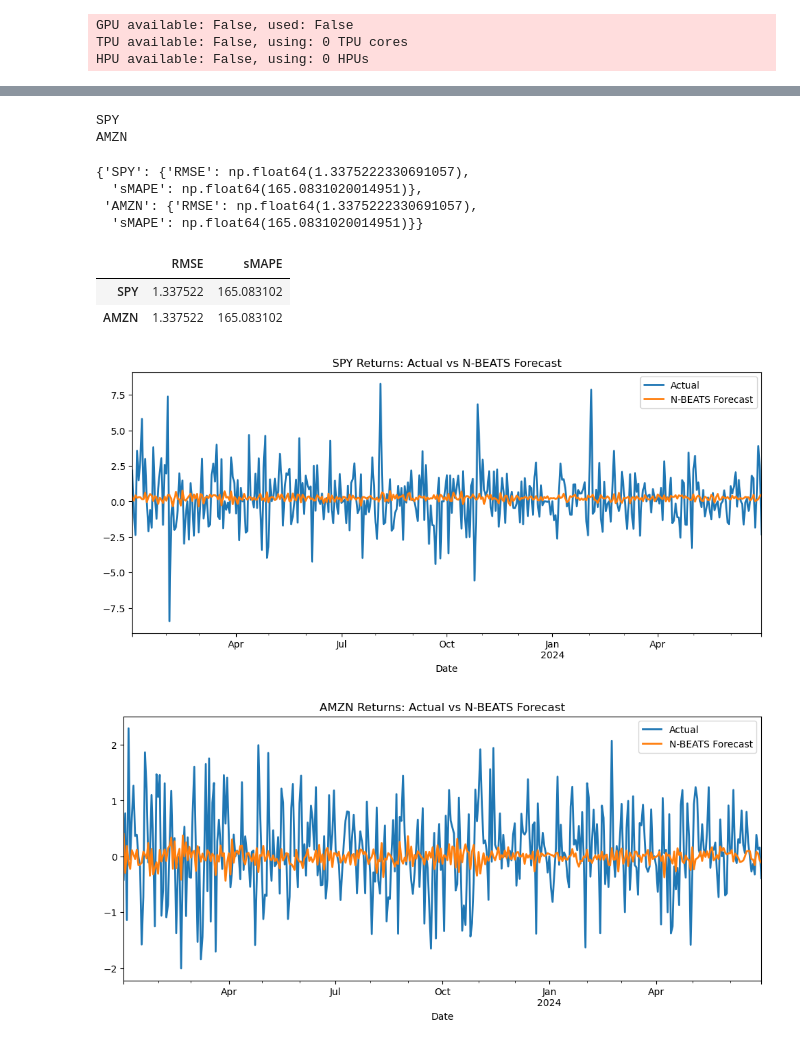
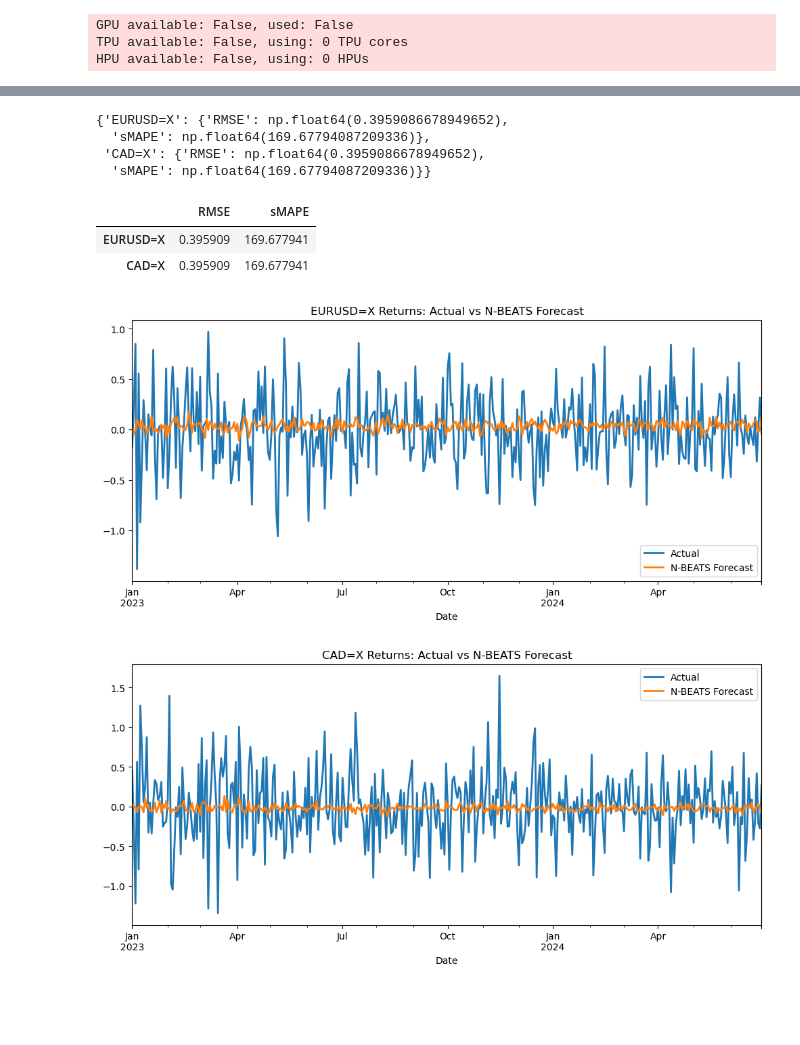
Before and after one commit to AnnastasiaStathakos/financial-time-series-forecasting, a Jupyter notebook: notebooks/03_nbeats_model.ipynb, the cells around one changed output, grey strips where cells are left out. Drawn from its saved outputs; the diff is of its cells as text; code cells hidden in the pictures; blank space fills up the shorter version.

Commit message:
Now using FOREX data: EURUSD and USDCAD

```diff
--- a/notebooks/03_nbeats_model.ipynb
+++ b/notebooks/03_nbeats_model.ipynb
@@ -97,7 +112,7 @@ test.reset_index(inplace=True)
 series_ts = TimeSeries.from_dataframe(
     returns,
     time_col='Date',
-    value_cols=['SPY', 'AMZN'],
+    value_cols=list(returns.columns)[1:],
     # fill_missing_dates=True,
     fillna_value=0.0,
     freq='B'
@@ -106,7 +121,7 @@ series_ts = TimeSeries.from_dataframe(
 train_ts = TimeSeries.from_dataframe(
     train,
     time_col='Date',
-    value_cols=['SPY', 'AMZN'],
+    value_cols=list(returns.columns)[1:],
     # fill_missing_dates=True,
     fillna_value=0.0,
     freq='B'
@@ -115,7 +130,7 @@ train_ts = TimeSeries.from_dataframe(
 val_ts = TimeSeries.from_dataframe(
     val,
     time_col='Date',
-    value_cols=['SPY', 'AMZN'],
+    value_cols=list(returns.columns)[1:],
     # fill_missing_dates=True,
     fillna_value=0.0,
     freq='B'
@@ -124,7 +139,7 @@ val_ts = TimeSeries.from_dataframe(
 test_ts = TimeSeries.from_dataframe(
     test,
     time_col='Date',
-    value_cols=['SPY', 'AMZN'],
+    value_cols=list(returns.columns)[1:],
     # fill_missing_dates=True,
     fillna_value=0.0,
     freq='B'
@@ -163,7 +205,7 @@ series_scaled = scaler.transform(series_ts)
 # %%
 # Define nbeats model
 seed = 42
-nbeats_name = "nbeats_spy"
+nbeats_name = "nbeats"
 
 model_nbeats = NBEATSModel(
     input_chunk_length=20,       # use last 20 observations
@@ -276,23 +318,18 @@ shape: (389, 2, 1), freq: B, size: 6.08 KB
 # %%
 # evaluate model
 scores = {}
-names = ['SPY', 'AMZN']
-for name in names:
+for col in list(returns.columns)[1:]:
     rootmeansquarederr = rmse(test_ts, pred_ts)
     sMAPE = smape(test_ts, pred_ts)
 
-    scores[name] = {'RMSE': rootmeansquarederr, 'sMAPE': sMAPE}
-    # print("RMSE:", rootmeansquarederr)
-    # print("SMAPE :", sMAPE)
+    scores[col] = {'RMSE': rootmeansquarederr, 'sMAPE': sMAPE}
 
 scores
 # %% [output]
-SPY
-AMZN
+{'EURUSD=X': {'RMSE': np.float64(0.3959086678949652),
+  'sMAPE': np.float64(169.67794087209336)},
+ 'CAD=X': {'RMSE': np.float64(0.3959086678949652),
+  'sMAPE': np.float64(169.67794087209336)}}
-{'SPY': {'RMSE': np.float64(1.3375222330691057),
-  'sMAPE': np.float64(165.0831020014951)},
- 'AMZN': {'RMSE': np.float64(1.3375222330691057),
-  'sMAPE': np.float64(165.0831020014951)}}
 # %%
 # scores to data
 scores_df = pd.DataFrame.from_dict(scores, orient='index')
@@ -302,21 +339,20 @@ scores_df.to_csv('../results/tables/nbeats_scores.csv')
 scores_df
 # %% [output]
 |  | RMSE | sMAPE |
-| SPY | 1.337522 | 165.083102 |
-| AMZN | 1.337522 | 165.083102 |
+| EURUSD=X | 0.395909 | 169.677941 |
+| CAD=X | 0.395909 | 169.677941 |
 # %%
-names = ['SPY', 'AMZN']
-for name in names:
+for col in list(returns.columns)[1:]:
     plt.figure(figsize=(12, 5))
 
-    test_ts[name].plot(label="Actual")
-    pred_ts[name].plot(label="N-BEATS Forecast")
-    plt.title(f"{name} Returns: Actual vs N-BEATS Forecast")
+    test_ts[col].plot(label="Actual")
+    pred_ts[col].plot(label="N-BEATS Forecast")
+    plt.title(f"{col} Returns: Actual vs N-BEATS Forecast")
 
     plt.legend()
     plt.show()
 # %% [output]
-[figure, old version]
+[figure, new version]
-[figure, old version]
+[figure, new version]
 # %%
 pred = pred_ts.to_dataframe()
```
Also changed, not shown: parts of 14 cells of this notebook, 15 other files.
